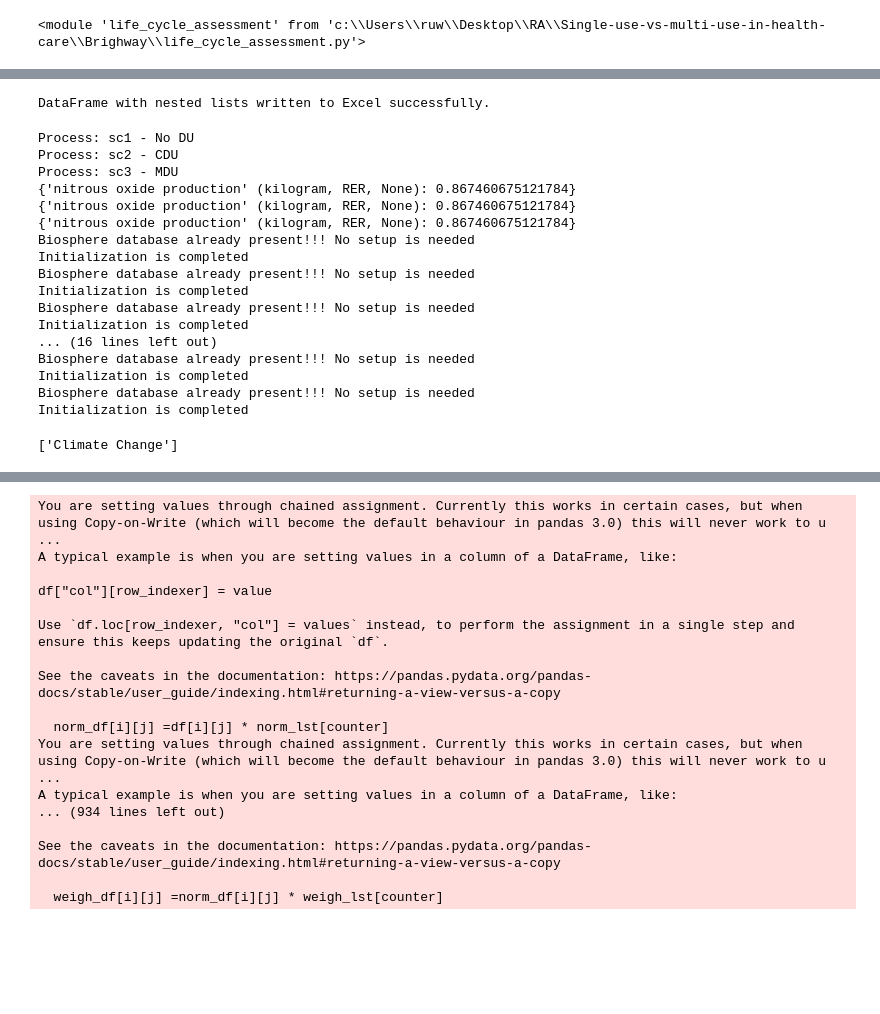
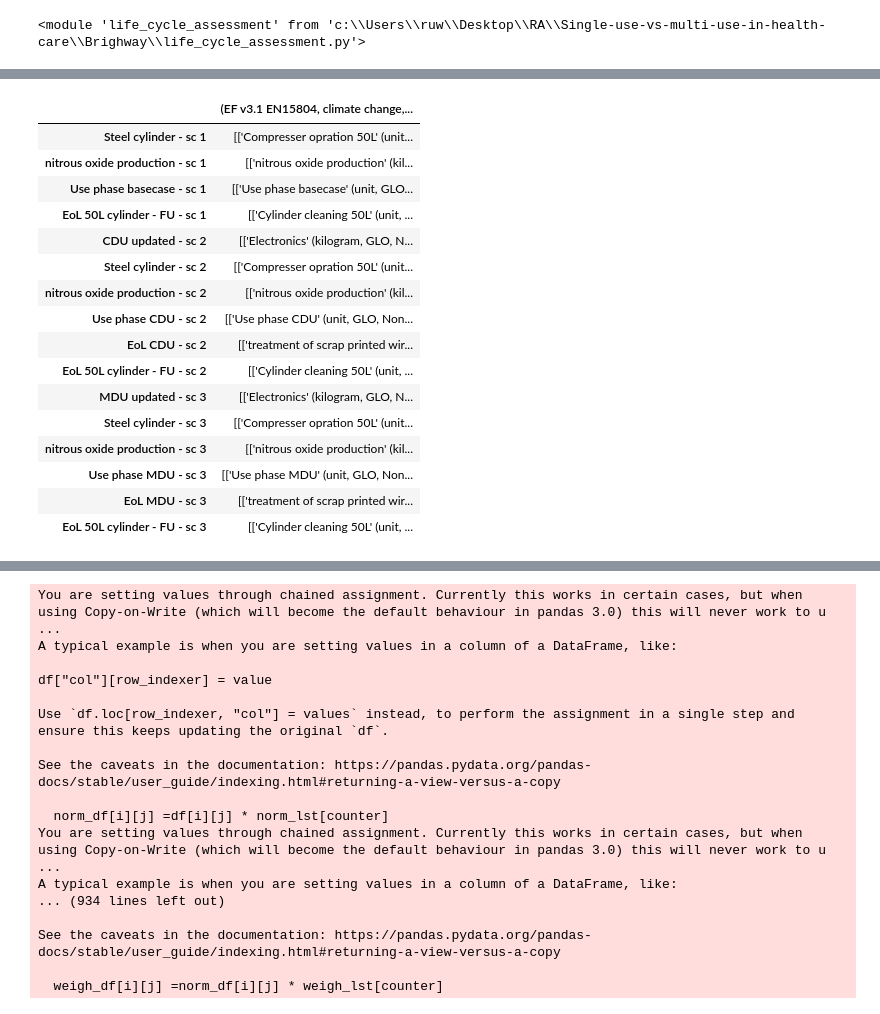
Before and after one commit to RuneWF/Single-use-vs-multi-use-in-health-care, a Jupyter notebook: Brighway/Rune BE.ipynb, the cells around one changed output, grey strips where cells are left out. Drawn from its saved outputs; the diff is of its cells as text; code cells hidden in the pictures; blank space fills up the shorter version.

```diff
--- a/Brighway/Rune BE.ipynb
+++ b/Brighway/Rune BE.ipynb
@@ -56,0 +116,20 @@ Initialization is completed
+# %%
+df_cont
+# %% [output]
+|  | (EF v3.1 EN15804, climate change,... |
+| Steel cylinder - sc 1 | [['Compresser opration 50L' (unit... |
+| nitrous oxide production - sc 1 | [['nitrous oxide production' (kil... |
+| Use phase basecase - sc 1 | [['Use phase basecase' (unit, GLO... |
+| EoL 50L cylinder - FU - sc 1 | [['Cylinder cleaning 50L' (unit, ... |
+| CDU updated - sc 2 | [['Electronics' (kilogram, GLO, N... |
+| Steel cylinder - sc 2 | [['Compresser opration 50L' (unit... |
+| nitrous oxide production - sc 2 | [['nitrous oxide production' (kil... |
+| Use phase CDU - sc 2 | [['Use phase CDU' (unit, GLO, Non... |
+| EoL CDU - sc 2 | [['treatment of scrap printed wir... |
+| EoL 50L cylinder - FU - sc 2 | [['Cylinder cleaning 50L' (unit, ... |
+| MDU updated - sc 3 | [['Electronics' (kilogram, GLO, N... |
+| Steel cylinder - sc 3 | [['Compresser opration 50L' (unit... |
+| nitrous oxide production - sc 3 | [['nitrous oxide production' (kil... |
+| Use phase MDU - sc 3 | [['Use phase MDU' (unit, GLO, Non... |
+| EoL MDU - sc 3 | [['treatment of scrap printed wir... |
+| EoL 50L cylinder - FU - sc 3 | [['Cylinder cleaning 50L' (unit, ... |
@@ -60,29 +141,0 @@ sheet_name = 'Ananas'
-# %%
-lc.save_LCA_results(df, r'Results\Ananas - test.xlsx', sheet_name,impat)
-df_test = lc.import_LCA_results(r'Results\Ananas - test.xlsx', flows, impat)
-# %% [output]
-DataFrame with nested lists written to Excel successfully.
-# %%
-sub_proccess, amount = lc.obtaining_sub_process(sub_product_details)
-FU_sub, FU_sub_proc, idx = lc.sub_process_initilization(sub_proccess, FU, name, 'df_idx_rune')
-flow_count, flow_sub, functional_unit_sub = lc.FU_contibution_initilization(FU_sub, FU_sub_proc)
-functional_unit_sub_new = lc.N2O_use_replace(FU, functional_unit_sub)
-# df_cont = lc.LCIA_contribution(impat, flow_count, FU_sub_proc, functional_unit_sub_new, amount, idx)
-# %% [output]
-Process: sc1 - No DU
-Process: sc2 - CDU
-Process: sc3 - MDU
-{'nitrous oxide production' (kilogram, RER, None): 0.867460675121784}
-{'nitrous oxide production' (kilogram, RER, None): 0.867460675121784}
-{'nitrous oxide production' (kilogram, RER, None): 0.867460675121784}
-Biosphere database already present!!! No setup is needed
-Initialization is completed
-Biosphere database already present!!! No setup is needed
-Initialization is completed
-Biosphere database already present!!! No setup is needed
-Initialization is completed
-... (16 lines left out)
-Biosphere database already present!!! No setup is needed
-Initialization is completed
-Biosphere database already present!!! No setup is needed
-Initialization is completed
@@ -91,4 +141,0 @@ df_scaled  = lc.dataframe_element_scaling(df_test)
-# %%
-lc.dataframe_column_structure(impat)
-# %% [output]
-['Climate Change']
```
Also changed, not shown: parts of 20 cells of this notebook, 12 other files.
